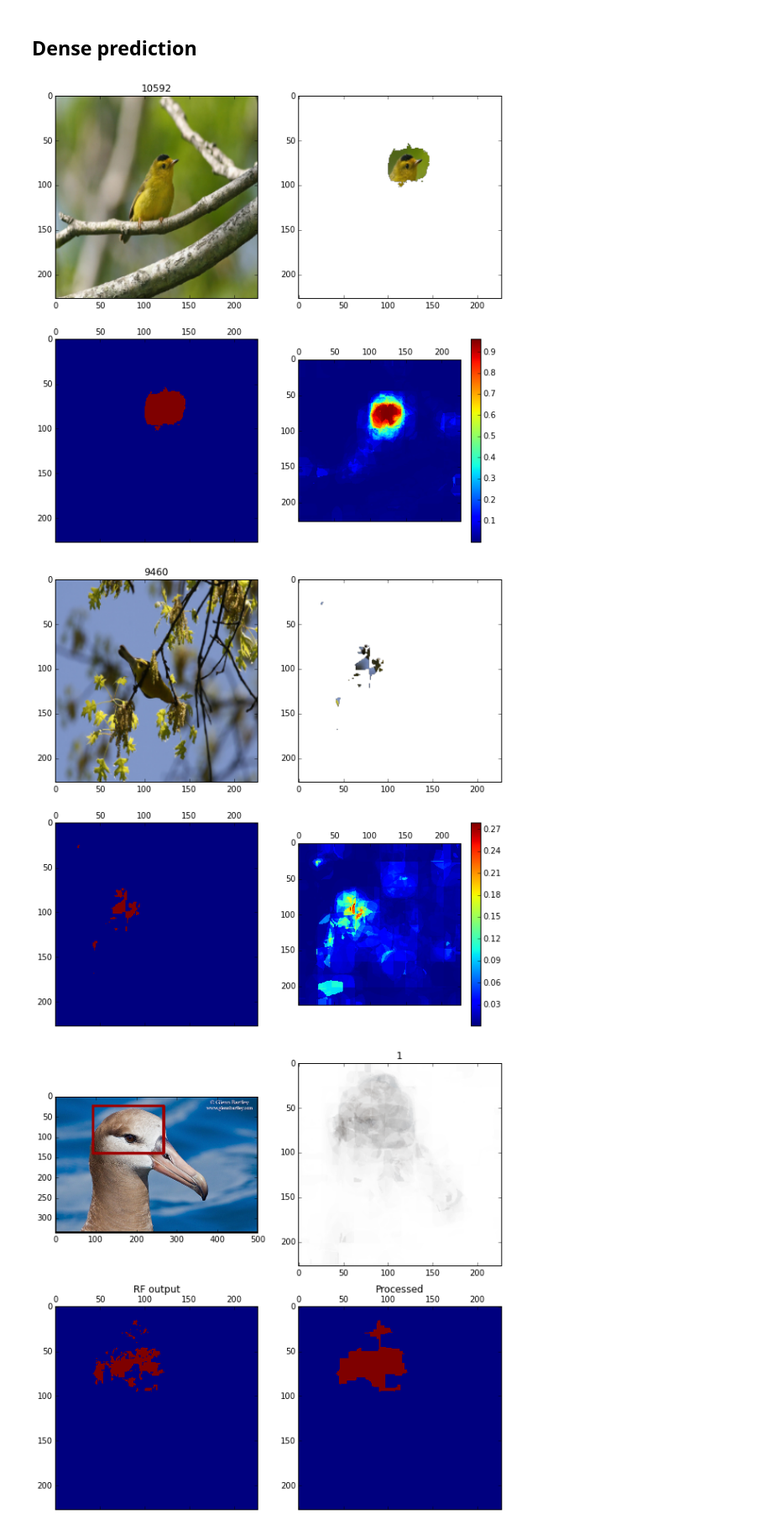
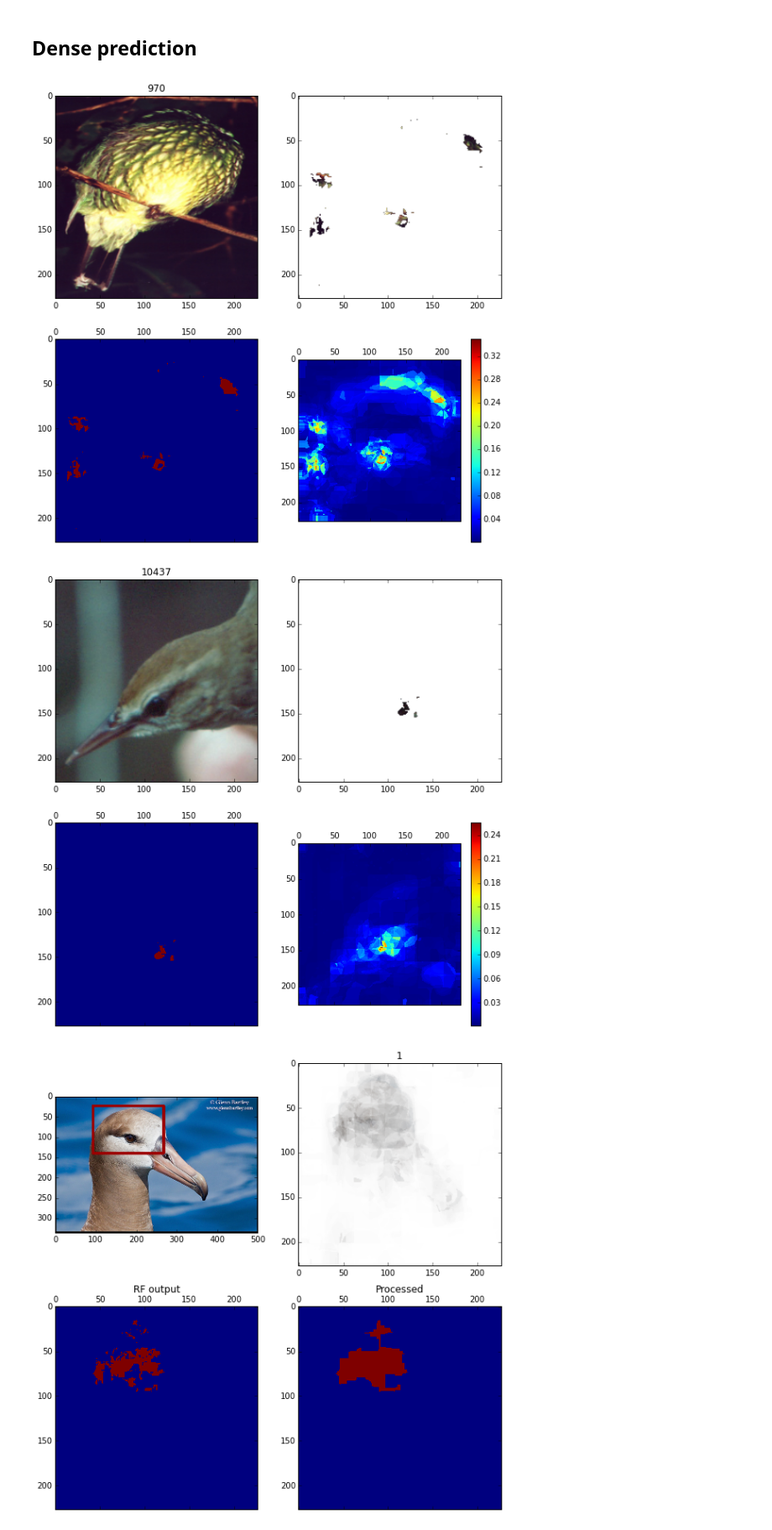
Before and after one commit to yassersouri/omgh, a Jupyter notebook: notebooks/RF.ipynb, the cells around one changed output. Shown at 84% size. Drawn from its saved outputs; the diff is of its cells as text; code cells hidden in the pictures.

```diff
--- a/notebooks/RF.ipynb
+++ b/notebooks/RF.ipynb
@@ -218,39 +218,40 @@ def vis_head(img_id):
     preds_prob = preds_prob[:, 1].reshape((227, 227))
 
     img_r = dh.net.deprocess('data', dh.net.blobs['data'].data[0])
 
     preds = model_rf.predict(X)
     preds = preds.reshape((227, 227))
     preds = preds_prob >= (max_prob/2)
 
     fig = plt.figure(figsize=(10, 10))
 
     ax = fig.add_subplot(221)
     ax.imshow(img_r)
     ax.set_title(img_id)
 
     ax = fig.add_subplot(224)
     cax = ax.matshow(preds_prob.T)
     fig.colorbar(cax)
 
     ax = fig.add_subplot(223)
     ax.matshow(preds.T)
 
     imga = np.zeros((img_r.shape[0], img_r.shape[1], 4))
     imga[:, :, :3] = img_r
     imga[:, :, 3] = preds.T
 
     ax = fig.add_subplot(222)
     ax.imshow(imga)
 
-for i in IDtest[5200:5201]:
+for i in [970, 1765, 2490, 2498, 2596, 3642, 3761, 4128, 4144, 4353, 6097, 6122, 6125, 7348, 7919, 8020, 8036, 9446, 9460, 10988]:
     vis_head(i)
+    break
 # %% [output]
-[figure, old version]
+[figure, new version]
 # %%
-vis_head(9460)
+vis_head(10437)
 # %% [output]
-[figure, old version]
+[figure, new version]
 # %%
 def vis_head_process(img_id):
     # img = caffe.io.load_image('/home/ipl/Desktop/pres/Chicken_-_melbourne_show_2005.jpg')
```
Also changed, not shown: 2 other files.
